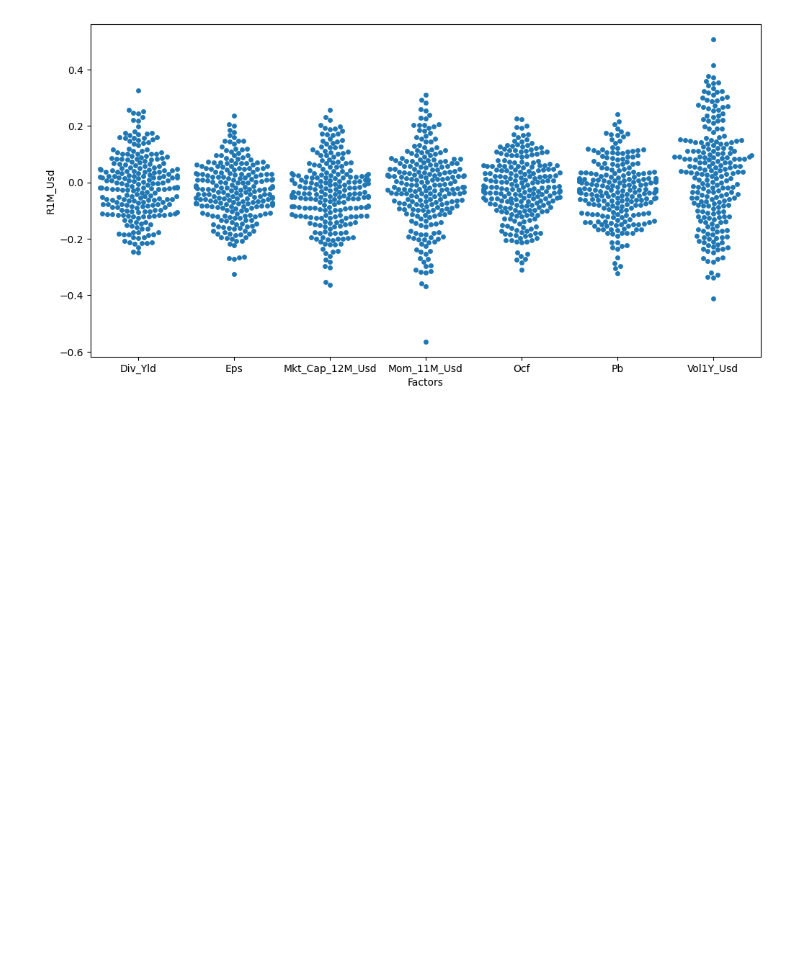
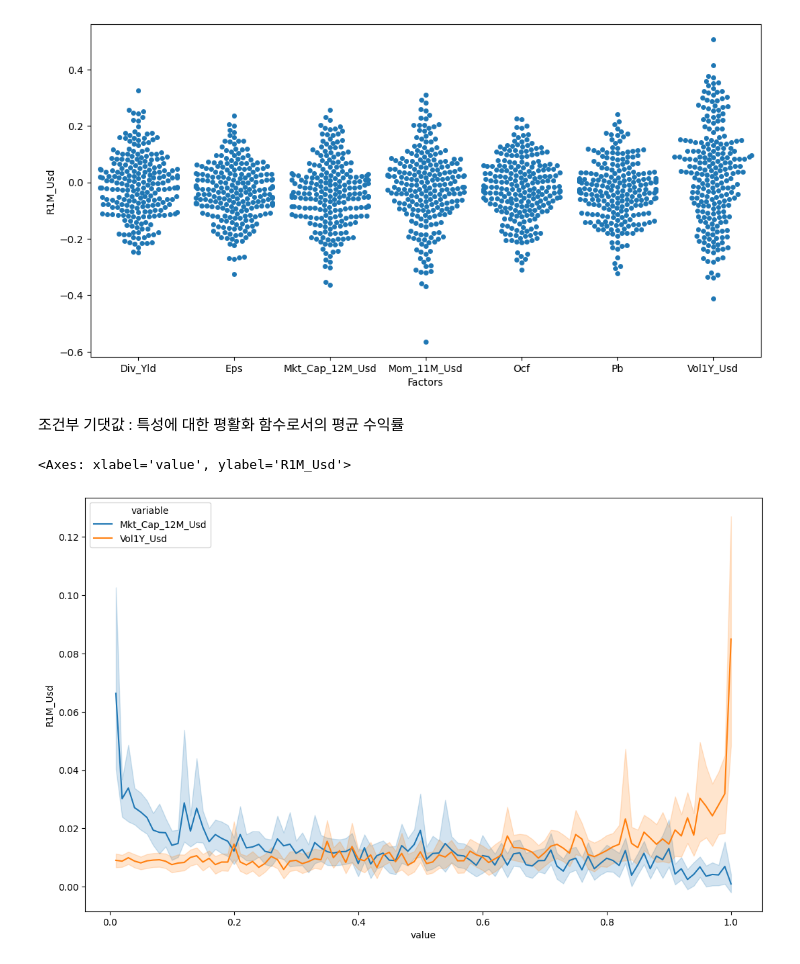
Before and after one commit to nomorebye/coding, a Jupyter notebook: ai3/chap4.ipynb, the cells around one changed output. Cells and saved outputs as stored; diff of their text form; code cells hidden in the pictures; blank space fills up the shorter version.

```diff
--- a/ai3/chap4.ipynb
+++ b/ai3/chap4.ipynb
@@ -31,3 +33,14 @@ sns.swarmplot(x="Factors", y="R1M_Usd", data=data_corr)
 # %% [output]
 <Axes: xlabel='Factors', ylabel='R1M_Usd'>
 [figure]
+# %% [markdown]
+조건부 기댓값 : 특성에 대한 평활화 함수로서의 평균 수익률
+# %%
+unpivoted_data_ml = pd.melt(
+    data_ml[['R1M_Usd', 'Mkt_Cap_12M_Usd', 'Vol1Y_Usd']], id_vars = 'R1M_Usd'
+)
+plt.figure(figsize=(13, 8))
+sns.lineplot(data = unpivoted_data_ml, y='R1M_Usd', x='value', hue='variable')
+# %% [output]
+<Axes: xlabel='value', ylabel='R1M_Usd'>
+[figure, added]
```
Also changed, not shown: parts of 21 cells of this notebook.
